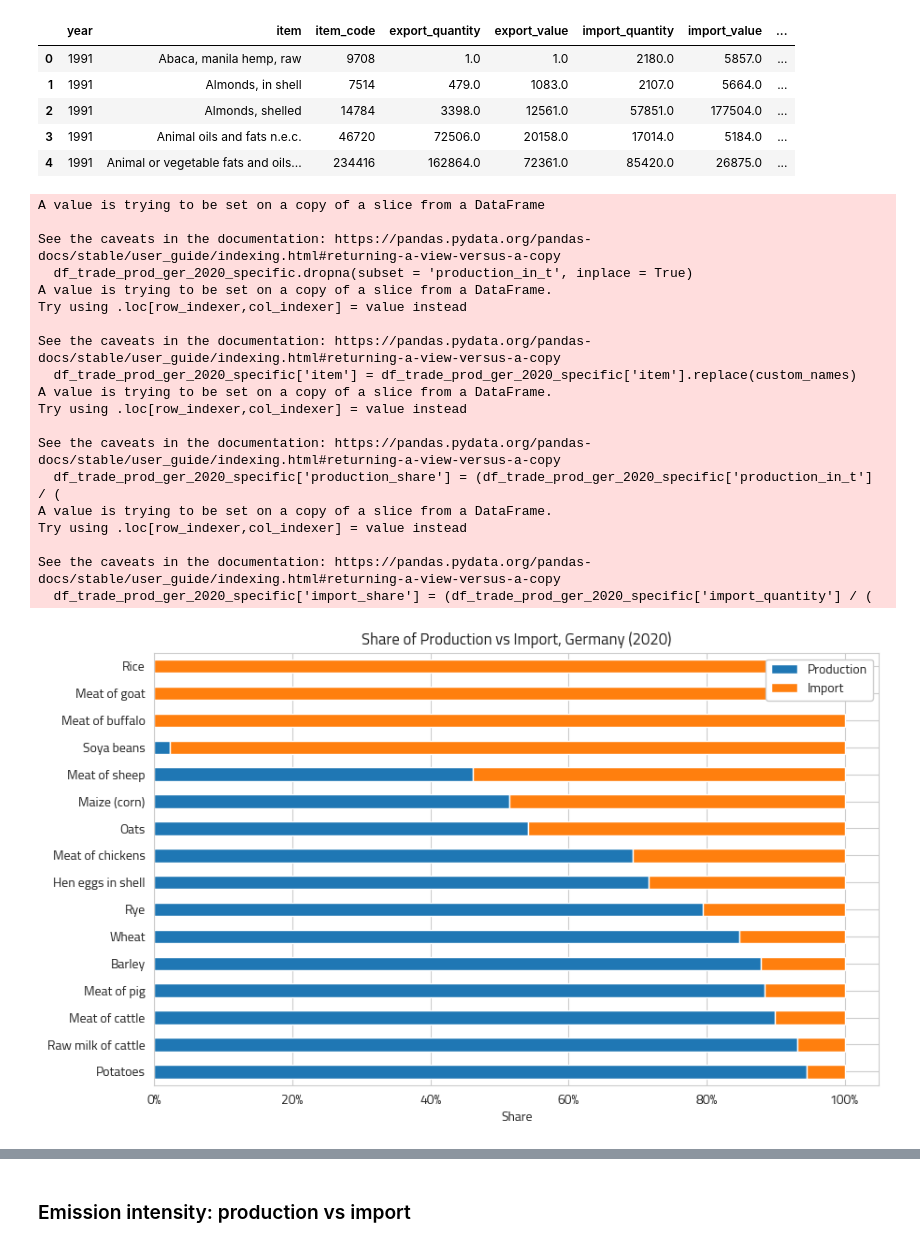
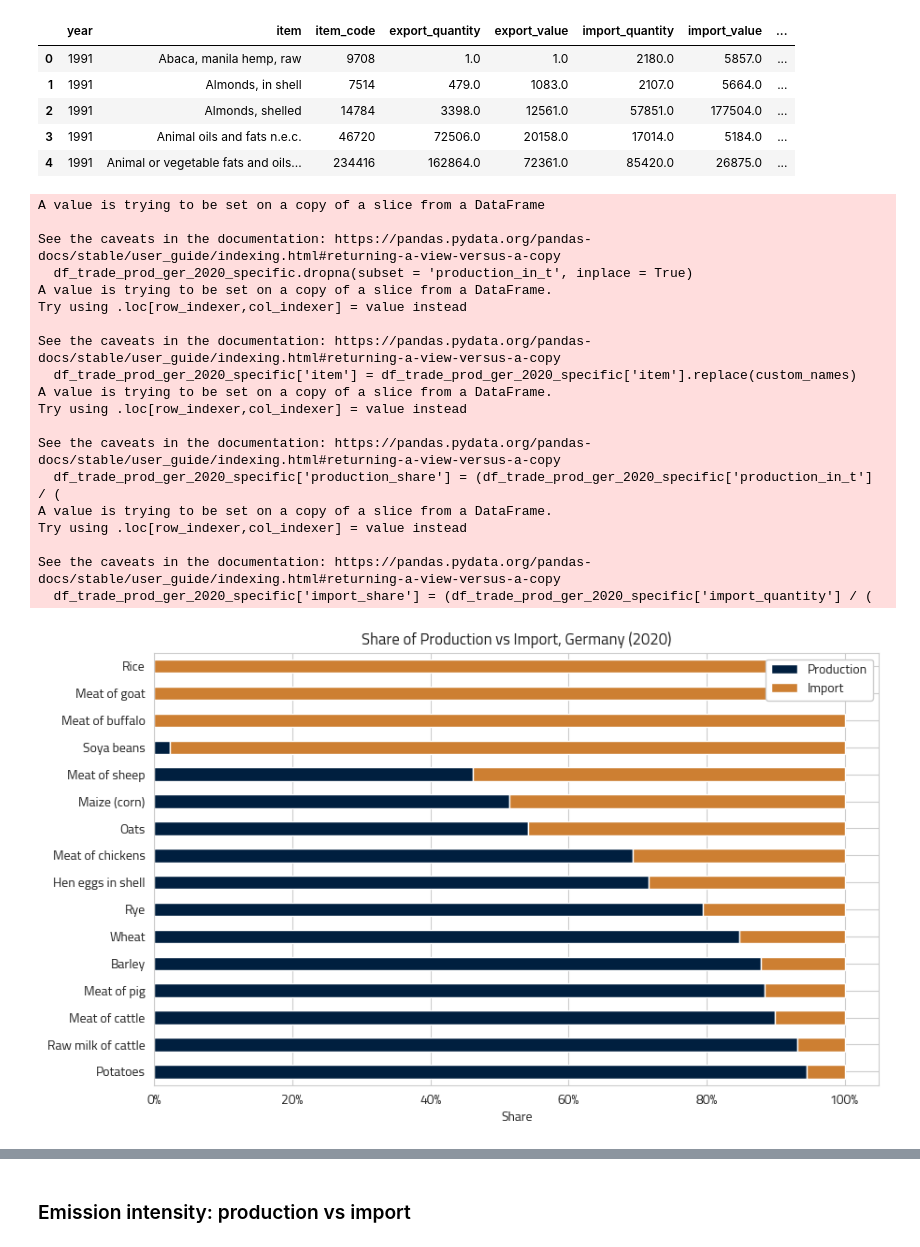
Before and after one commit to kostinam/neuefische-capstone, a Jupyter notebook: mk-eda.ipynb, the cells around one changed output, grey strips where cells are left out. Saved outputs shown, nothing was run; the diff lists cells and outputs as text; code cells hidden in the pictures.

```diff
--- a/mk-eda.ipynb
+++ b/mk-eda.ipynb
@@ -157,41 +157,42 @@ df_trade_prod_ger_2020_specific['import_share'] = (df_trade_prod_ger_2020_specif
 df_grouped = df_trade_prod_ger_2020_specific.groupby('item')[['production_share', 'import_share']].sum()
 df_grouped= df_grouped.sort_values(by='production_share', ascending=False)
 
+custom_colors = ['#001F3F', '#CD7F32']
 
 # Plotting
 sns.set_style("whitegrid")
 plt.rcParams['font.family'] = 'Cairo'
-ax = df_grouped.plot(kind='barh', stacked=True, figsize=(10, 6))
+ax = df_grouped.plot(kind='barh', stacked=True, figsize=(10, 6), color = custom_colors)
 plt.title('Share of Production vs Import, Germany (2020)')
 plt.xlabel('Share')
 ax.set_ylabel('')
 
 # Add '%' sign to x-axis labels without trailing zeros
 ax.set_xticklabels([f'{int(x)}%' for x in ax.get_xticks()])
 
 
 legend_labels = ['Production', 'Import']
 legend = plt.legend(legend_labels, framealpha=1)
 plt.savefig('share_production_import_Germany_2020.png', bbox_inches='tight', transparent=True, dpi = 300)
 plt.show()
 # %% [output]
 A value is trying to be set on a copy of a slice from a DataFrame
 
 See the caveats in the documentation: https://pandas.pydata.org/pandas-docs/stable/user_guide/indexing.html#returning-a-view-versus-a-copy
   df_trade_prod_ger_2020_specific.dropna(subset = 'production_in_t', inplace = True)
 A value is trying to be set on a copy of a slice from a DataFrame.
 Try using .loc[row_indexer,col_indexer] = value instead
 
 See the caveats in the documentation: https://pandas.pydata.org/pandas-docs/stable/user_guide/indexing.html#returning-a-view-versus-a-copy
   df_trade_prod_ger_2020_specific['item'] = df_trade_prod_ger_2020_specific['item'].replace(custom_names)
 A value is trying to be set on a copy of a slice from a DataFrame.
 Try using .loc[row_indexer,col_indexer] = value instead
 
 See the caveats in the documentation: https://pandas.pydata.org/pandas-docs/stable/user_guide/indexing.html#returning-a-view-versus-a-copy
   df_trade_prod_ger_2020_specific['production_share'] = (df_trade_prod_ger_2020_specific['production_in_t'] / (
 A value is trying to be set on a copy of a slice from a DataFrame.
 Try using .loc[row_indexer,col_indexer] = value instead
 
 See the caveats in the documentation: https://pandas.pydata.org/pandas-docs/stable/user_guide/indexing.html#returning-a-view-versus-a-copy
   df_trade_prod_ger_2020_specific['import_share'] = (df_trade_prod_ger_2020_specific['import_quantity'] / (
-[figure, old version]
+[figure, new version]
```
Also changed, not shown: parts of 2 cells of this notebook, 6 other files.
